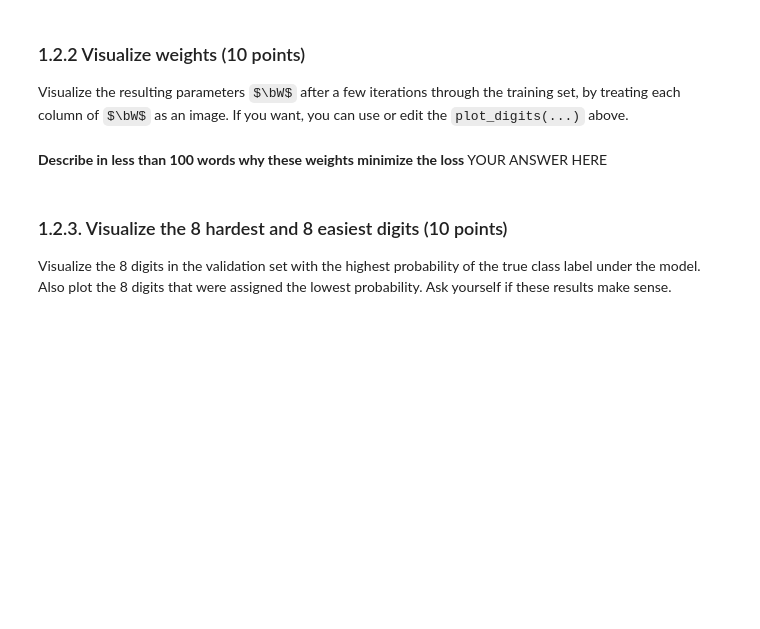
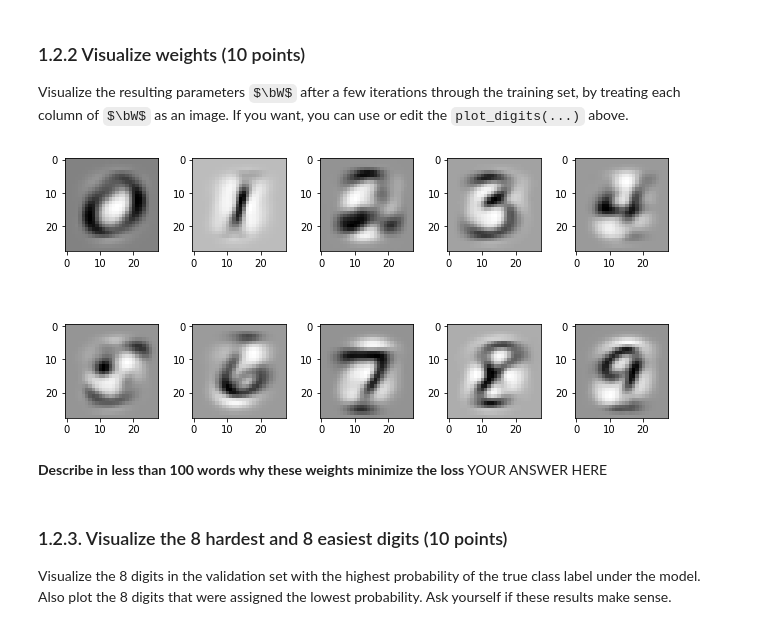
Before and after one commit to Joeri1324/machinelearning1, a Jupyter notebook: lab2/lab2.ipynb, the cells around one changed output. Saved outputs shown, nothing was run; the diff lists cells and outputs as text; code cells hidden in the pictures; some formulas as TeX source; blank space fills up the shorter version.

```diff
--- a/lab2/lab2.ipynb
+++ b/lab2/lab2.ipynb
@@ -321,3 +379,12 @@ raise NotImplementedError()
+# %%
+for i in range(w.shape[1]):
+    plt.subplot(2, 5, i+1)
+    plt.imshow(w[:, i].reshape((28, 28)), interpolation='none', cmap='Greys')
+
+plt.tight_layout()
+plt.show()
+# %% [output]
+[figure, added]
 # %% [markdown]
 **Describe in less than 100 words why these weights minimize the loss**
 YOUR ANSWER HERE
```
Also changed, not shown: parts of 18 cells of this notebook.
